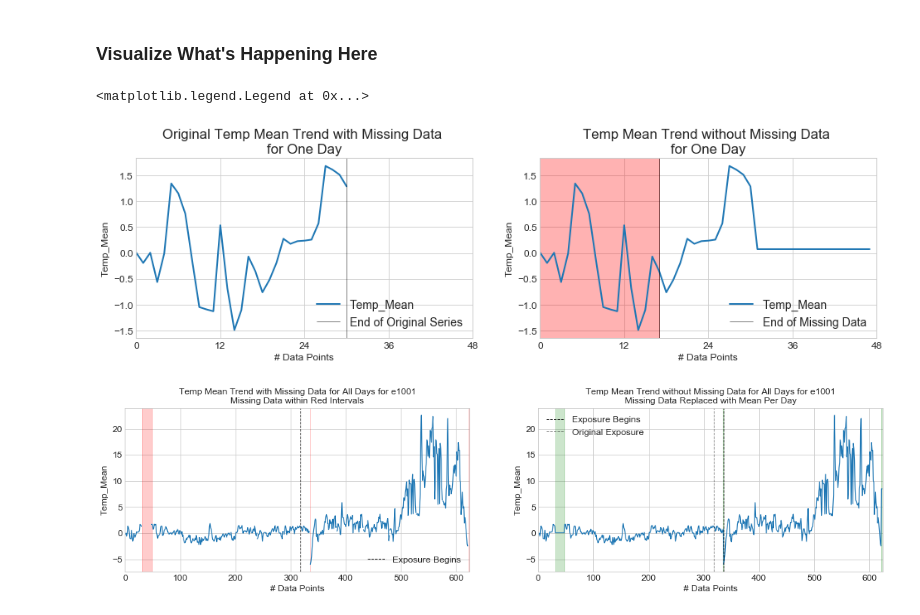
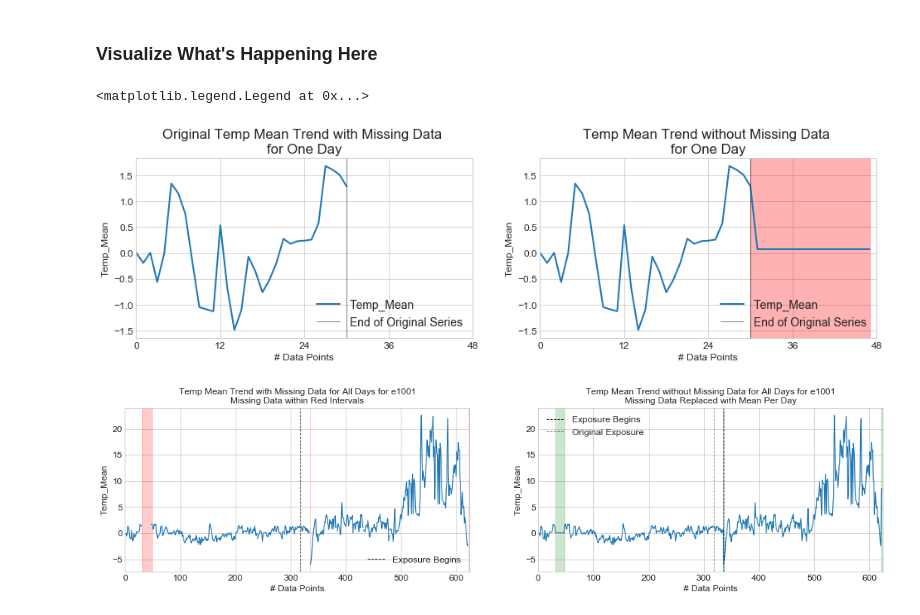
Before and after one commit to camille-004/scripps-internship, a Jupyter notebook: handle_missing_values.ipynb, the cells around one changed output. Drawn from its saved outputs; the diff is of its cells as text; code cells hidden in the pictures.

Commit message:
visualization more easy to understand for missing value fixes

```diff
--- a/handle_missing_values.ipynb
+++ b/handle_missing_values.ipynb
@@ -162,36 +160,36 @@ plt.ylabel(
     'Temp_Mean')
 plt.title(
     'Original Temp Mean Trend with Missing Data \nfor One Day')
 plt.axvline(
     ebov_before_variable.index[-1], color='black', lw=0.5, label='End of Original Series')
 plt.legend()
 
 plt.subplot(1, 2, 2)
 
 ebov_after = pd.read_csv(
     'transformed_csvs/EBOV-Cyno-Aero-1_transformed.csv').drop(columns='Unnamed: 0')
 ebov_after = ebov_after[(
     ebov_after['SubjectName'] == 'e1001') & (
     ebov_after['Day'] == -7) & (
     ebov_after['Y'] == 0)]
 ebov_after_variable = ebov_after['Temp_Mean']
 ebov_after_variable.plot()
 plt.xlim([0, 47])
 plt.xticks([0, 12, 24, 36, 48])
 plt.xlabel(
     '# Data Points')
 plt.ylabel(
     'Temp_Mean')
 plt.title(
     'Temp Mean Trend without Missing Data \nfor One Day')
 plt.axvline(
-    47 - ebov_before_variable.index[-1], color='black', lw=0.5, label='End of Missing Data')
+    ebov_before_variable.index[-1], color='black', lw=0.5, label='End of Original Series')
 plt.axvspan(
-    0, 47 - ebov_before_variable.index[-1], color='red', alpha=0.3)
+    ebov_before_variable.index[-1], 47, color='red', alpha=0.3)
 plt.legend()
 # %% [output]
 <matplotlib.legend.Legend at 0x...>
-[figure, old version]
+[figure, new version]
 # %%
 def plot_fill_missing(subj):
     ebov_before = recenter_df('EBOV-Cyno-Aero-1.csv-Table 1.csv', subj)[['Day', 'Temp_Mean', 'Y']]
```
Also changed, not shown: parts of 1 cell of this notebook.
